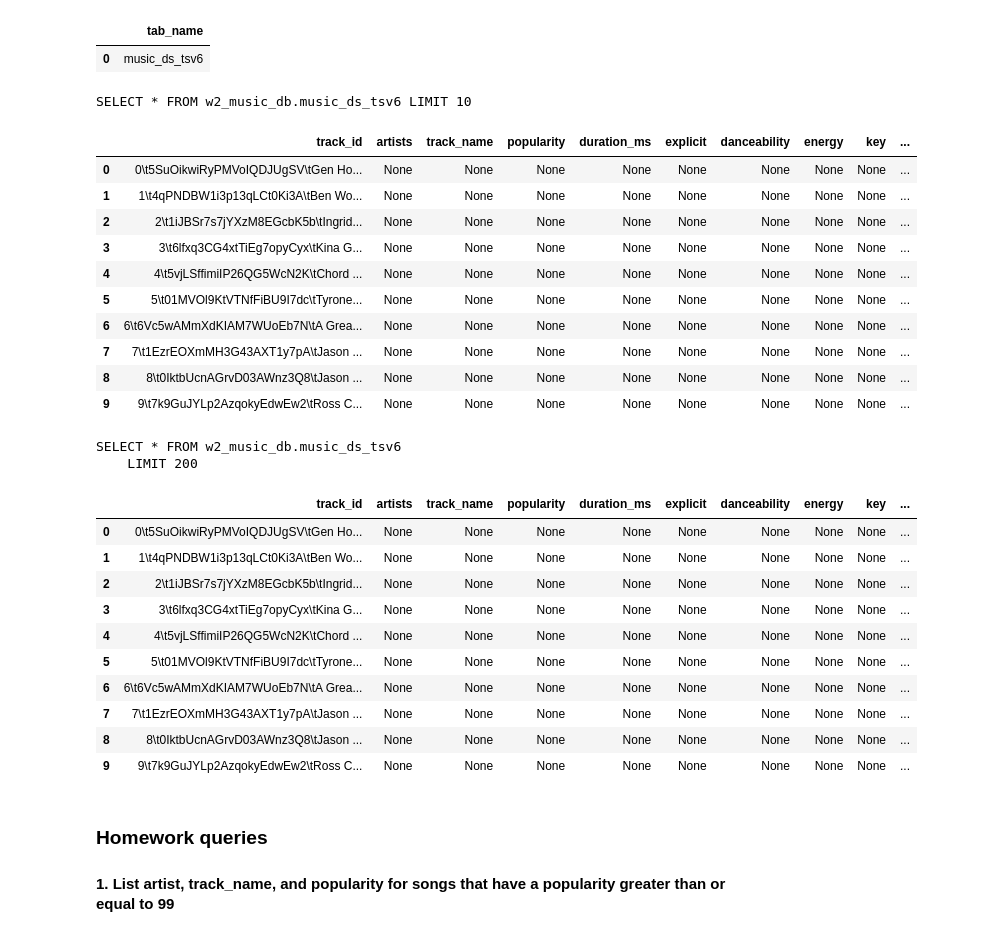
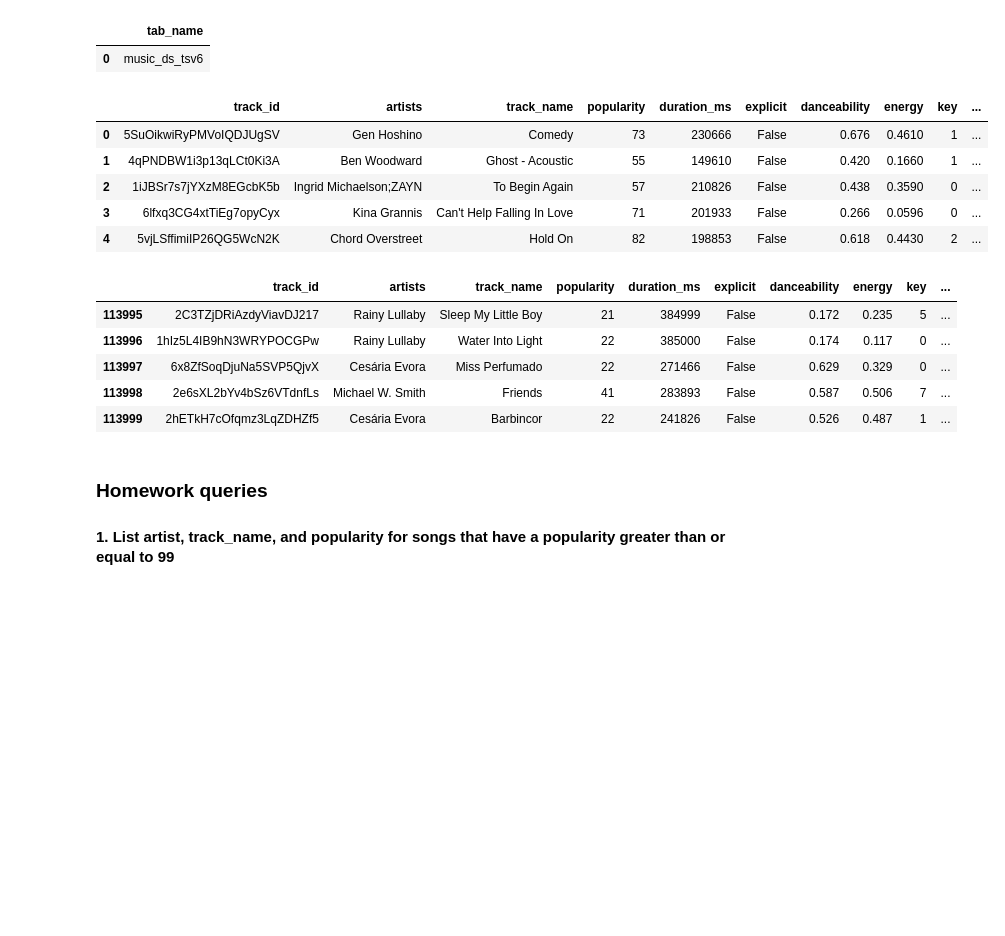
Before and after one commit to samancha/aws-mlops, a Jupyter notebook: s3-sgmkr-athena-queries/SteveAmancha_Assignment2.1.ipynb, the cells around one changed output. Saved outputs shown, nothing was run; the diff lists cells and outputs as text; code cells hidden in the pictures; blank space fills up the shorter version.

```diff
--- a/s3-sgmkr-athena-queries/SteveAmancha_Assignment2.1.ipynb
+++ b/s3-sgmkr-athena-queries/SteveAmancha_Assignment2.1.ipynb
@@ -148,43 +139,30 @@ statement = """SELECT * FROM {}.{} LIMIT 10""".format(
     database_name, table_name_tsv
 )
 print(statement)
-df = pd.read_sql(statement, conn)
-display(df.head(10))
-
-# pull 200 rows from data for pandas way to query
-statement = """SELECT * FROM {}.{}
-    LIMIT 200""".format(
-    database_name, table_name_tsv
-)
-print(statement)
-full_df = pd.read_sql(statement, conn)
-display(full_df.head(10))
+sql_df = pd.read_sql(statement, conn)
+display(sql_df.head(5))
-# %% [output]
-SELECT * FROM w2_music_db.music_ds_tsv6 LIMIT 10
-|  | track_id | artists | track_name | popularity | duration_ms | explicit | danceability | energy | key | ... |
-| 0 | 0\t5SuOikwiRyPMVoIQDJUgSV\tGen Ho... | None | None | None | None | None | None | None | None | ... |
-| 1 | 1\t4qPNDBW1i3p13qLCt0Ki3A\tBen Wo... | None | None | None | None | None | None | None | None | ... |
-| 2 | 2\t1iJBSr7s7jYXzM8EGcbK5b\tIngrid... | None | None | None | None | None | None | None | None | ... |
-| 3 | 3\t6lfxq3CG4xtTiEg7opyCyx\tKina G... | None | None | None | None | None | None | None | None | ... |
-| 4 | 4\t5vjLSffimiIP26QG5WcN2K\tChord ... | None | None | None | None | None | None | None | None | ... |
-| 5 | 5\t01MVOl9KtVTNfFiBU9I7dc\tTyrone... | None | None | None | None | None | None | None | None | ... |
-| 6 | 6\t6Vc5wAMmXdKIAM7WUoEb7N\tA Grea... | None | None | None | None | None | None | None | None | ... |
-| 7 | 7\t1EzrEOXmMH3G43AXT1y7pA\tJason ... | None | None | None | None | None | None | None | None | ... |
-| 8 | 8\t0IktbUcnAGrvD03AWnz3Q8\tJason ... | None | None | None | None | None | None | None | None | ... |
-| 9 | 9\t7k9GuJYLp2AzqokyEdwEw2\tRoss C... | None | None | None | None | None | None | None | None | ... |
-SELECT * FROM w2_music_db.music_ds_tsv6
-    LIMIT 200
-|  | track_id | artists | track_name | popularity | duration_ms | explicit | danceability | energy | key | ... |
-| 0 | 0\t5SuOikwiRyPMVoIQDJUgSV\tGen Ho... | None | None | None | None | None | None | None | None | ... |
-| 1 | 1\t4qPNDBW1i3p13qLCt0Ki3A\tBen Wo... | None | None | None | None | None | None | None | None | ... |
-| 2 | 2\t1iJBSr7s7jYXzM8EGcbK5b\tIngrid... | None | None | None | None | None | None | None | None | ... |
-| 3 | 3\t6lfxq3CG4xtTiEg7opyCyx\tKina G... | None | None | None | None | None | None | None | None | ... |
-| 4 | 4\t5vjLSffimiIP26QG5WcN2K\tChord ... | None | None | None | None | None | None | None | None | ... |
-| 5 | 5\t01MVOl9KtVTNfFiBU9I7dc\tTyrone... | None | None | None | None | None | None | None | None | ... |
-| 6 | 6\t6Vc5wAMmXdKIAM7WUoEb7N\tA Grea... | None | None | None | None | None | None | None | None | ... |
-| 7 | 7\t1EzrEOXmMH3G43AXT1y7pA\tJason ... | None | None | None | None | None | None | None | None | ... |
-| 8 | 8\t0IktbUcnAGrvD03AWnz3Q8\tJason ... | None | None | None | None | None | None | None | None | ... |
-| 9 | 9\t7k9GuJYLp2AzqokyEdwEw2\tRoss C... | None | None | None | None | None | None | None | None | ... |
+# %%
+#calculate number of columns in CSV file
+with open('dataset_clean.csv') as x:
+    ncols = len(x.readline().split(','))
+
+
+full_df = pd.read_csv('dataset_clean.csv', usecols=range(1,ncols))
+display(full_df.head())
+display(full_df.tail())
+# %% [output]
+|  | track_id | artists | track_name | popularity | duration_ms | explicit | danceability | energy | key | ... |
+| 0 | 5SuOikwiRyPMVoIQDJUgSV | Gen Hoshino | Comedy | 73 | 230666 | False | 0.676 | 0.4610 | 1 | ... |
+| 1 | 4qPNDBW1i3p13qLCt0Ki3A | Ben Woodward | Ghost - Acoustic | 55 | 149610 | False | 0.420 | 0.1660 | 1 | ... |
+| 2 | 1iJBSr7s7jYXzM8EGcbK5b | Ingrid Michaelson;ZAYN | To Begin Again | 57 | 210826 | False | 0.438 | 0.3590 | 0 | ... |
+| 3 | 6lfxq3CG4xtTiEg7opyCyx | Kina Grannis | Can't Help Falling In Love | 71 | 201933 | False | 0.266 | 0.0596 | 0 | ... |
+| 4 | 5vjLSffimiIP26QG5WcN2K | Chord Overstreet | Hold On | 82 | 198853 | False | 0.618 | 0.4430 | 2 | ... |
+|  | track_id | artists | track_name | popularity | duration_ms | explicit | danceability | energy | key | ... |
+| 113995 | 2C3TZjDRiAzdyViavDJ217 | Rainy Lullaby | Sleep My Little Boy | 21 | 384999 | False | 0.172 | 0.235 | 5 | ... |
+| 113996 | 1hIz5L4IB9hN3WRYPOCGPw | Rainy Lullaby | Water Into Light | 22 | 385000 | False | 0.174 | 0.117 | 0 | ... |
+| 113997 | 6x8ZfSoqDjuNa5SVP5QjvX | Cesária Evora | Miss Perfumado | 22 | 271466 | False | 0.629 | 0.329 | 0 | ... |
+| 113998 | 2e6sXL2bYv4bSz6VTdnfLs | Michael W. Smith | Friends | 41 | 283893 | False | 0.587 | 0.506 | 7 | ... |
+| 113999 | 2hETkH7cOfqmz3LqZDHZf5 | Cesária Evora | Barbincor | 22 | 241826 | False | 0.526 | 0.487 | 1 | ... |
 # %% [markdown]
 ### Homework queries
 
```
Also changed, not shown: parts of 14 cells of this notebook.
